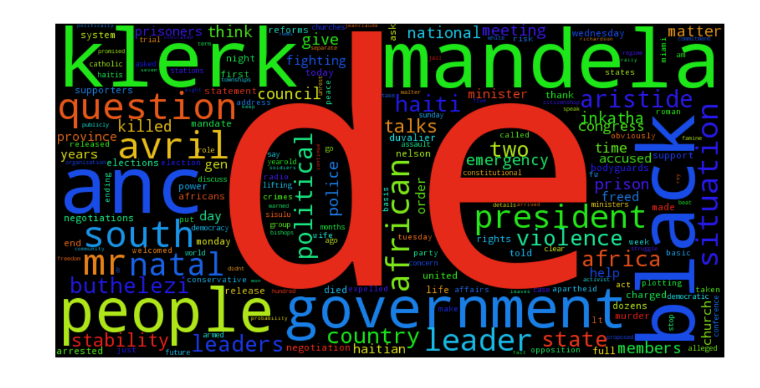
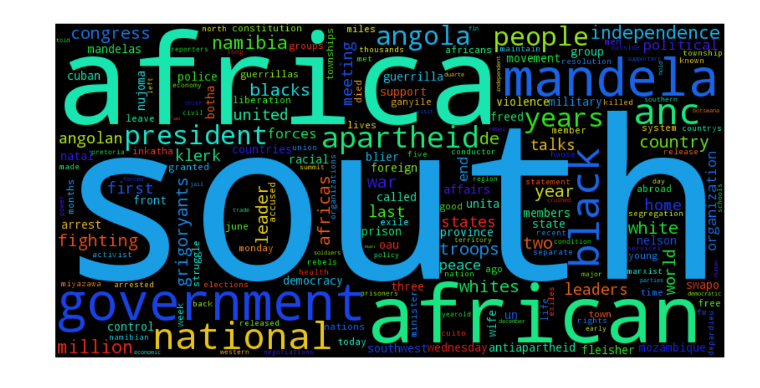
Before and after one commit to DylanV/lda, a Jupyter notebook: AP analysis.ipynb, the cells around one changed output. Drawn from its saved outputs; the diff is of its cells as text; code cells hidden in the pictures.

Commit message:
Added word clouds to visualise AP corpus topics

```diff
--- a/AP analysis.ipynb
+++ b/AP analysis.ipynb
@@ -56,16 +56,17 @@ for topic in sorted_topics:
 # %%
-topic = 96
+topic = 86
 top_words = beta.loc[topic].sort_values(ascending=False).index[0:400]
 word_list = []
 for word_index in top_words:
     if word_index != 0:
         word_freq = (vocab[0].loc[word_index], beta.loc[topic][word_index].round(5))
         word_list.append(word_freq)
 
 plt.figure(figsize=(20,10))
 wordcloud = wc.WordCloud(width=800, height=400).generate_from_frequencies(word_list)
 plt.imshow(wordcloud)
 plt.axis("off")
+plt.savefig("topic_images/topic86.png")
 plt.show()
 # %% [output]
-[figure, old version]
+[figure, new version]
```
Also changed, not shown: parts of 3 cells of this notebook, 4 other files.
